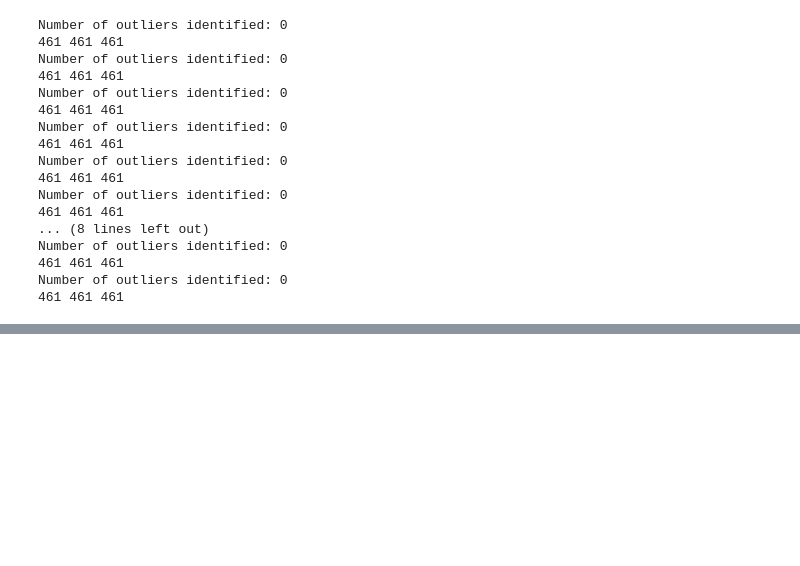
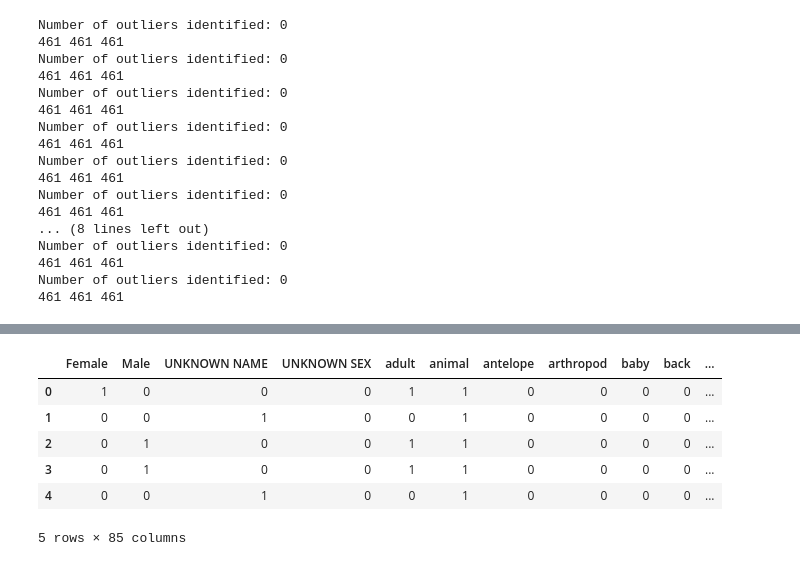
Before and after one commit to smenon8/AnimalWildlifeEstimator, a Jupyter notebook: Notebooks/ImageSharebilityPredictorsNB.ipynb, the cells around one changed output, grey strips where cells are left out. Saved outputs shown, nothing was run; the diff lists cells and outputs as text; code cells hidden in the pictures; blank space fills up the shorter version.

```diff
--- a/Notebooks/ImageSharebilityPredictorsNB.ipynb
+++ b/Notebooks/ImageSharebilityPredictorsNB.ipynb
@@ -183,3 +182,30 @@ Number of outliers identified: 0
 461 461 461
 Number of outliers identified: 0
 461 461 461
+# %%
+import PopulationEstimatorFromClf as PE
+import importlib
+importlib.reload(PE)
+import ClassiferHelperAPI as CH
+
+kwargsDict = {'dummy' : {'strategy' : 'most_frequent'},
+            'bayesian' : {'fit_prior' : True},
+            'logistic' : {'penalty' : 'l2'},
+            'svm' : {'kernel' : 'rbf','probability' : True},
+            'dtree' : {'criterion' : 'entropy'},
+            'random_forests' : {'n_estimators' : 10 },
+            'ada_boost' : {'n_estimators' : 50 },
+             'linear' : {"fit_intercept" : True}}
+# %%
+train_data_fl = "../FinalResults/ImgShrRnkListWithTags.csv"
+test_data_fl = "../data/full_gid_aid_ftr_agg.csv"
+methodName = "linear"
+attribType = "non_sparse"
+infoGainFl=None
+regrArgs=kwargsDict
+obj,_ = PE.trainTestRgrs(train_data_fl,
+                test_data_fl,
+                methodName,
+                attribType,
+                 None,
+                regrArgs=kwargsDict)
@@ -185,0 +249,10 @@ Number of outliers identified: 0
+# %%
+obj.train_x.head()
+# %% [output]
+|  | Female | Male | UNKNOWN NAME | UNKNOWN SEX | adult | animal | antelope | arthropod | baby | back | ... |
+| 0 | 1 | 0 | 0 | 0 | 1 | 1 | 0 | 0 | 0 | 0 | ... |
+| 1 | 0 | 0 | 1 | 0 | 0 | 1 | 0 | 0 | 0 | 0 | ... |
+| 2 | 0 | 1 | 0 | 0 | 1 | 1 | 0 | 0 | 0 | 0 | ... |
+| 3 | 0 | 1 | 0 | 0 | 1 | 1 | 0 | 0 | 0 | 0 | ... |
+| 4 | 0 | 0 | 1 | 0 | 0 | 1 | 0 | 0 | 0 | 0 | ... |
+5 rows × 85 columns
```
Also changed, not shown: parts of 10 cells of this notebook, 53 other files.
